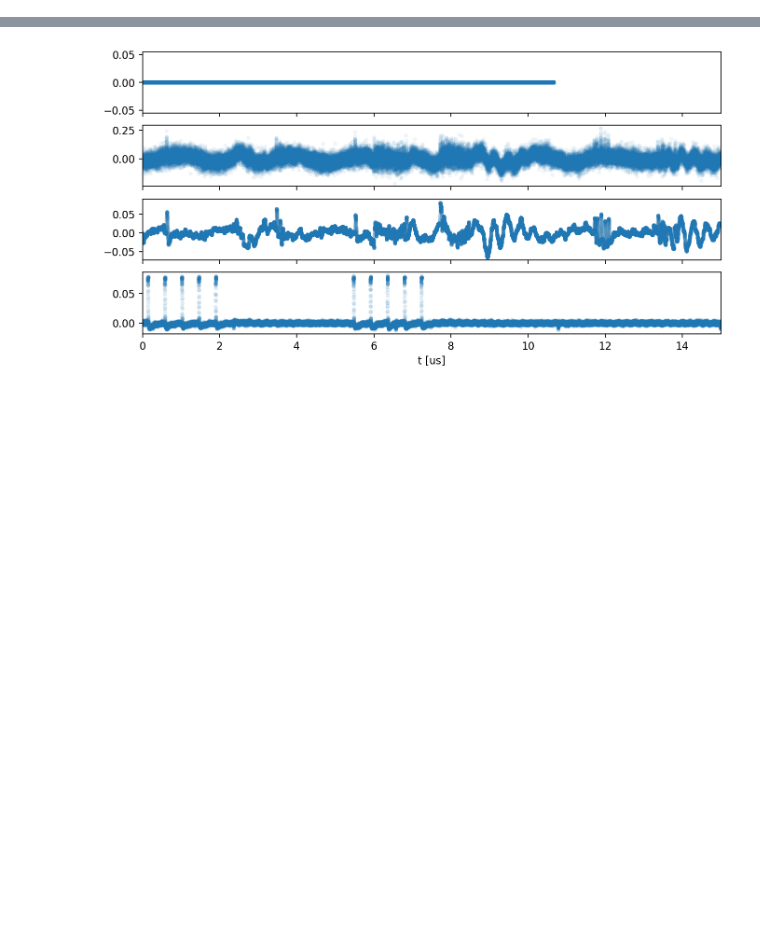
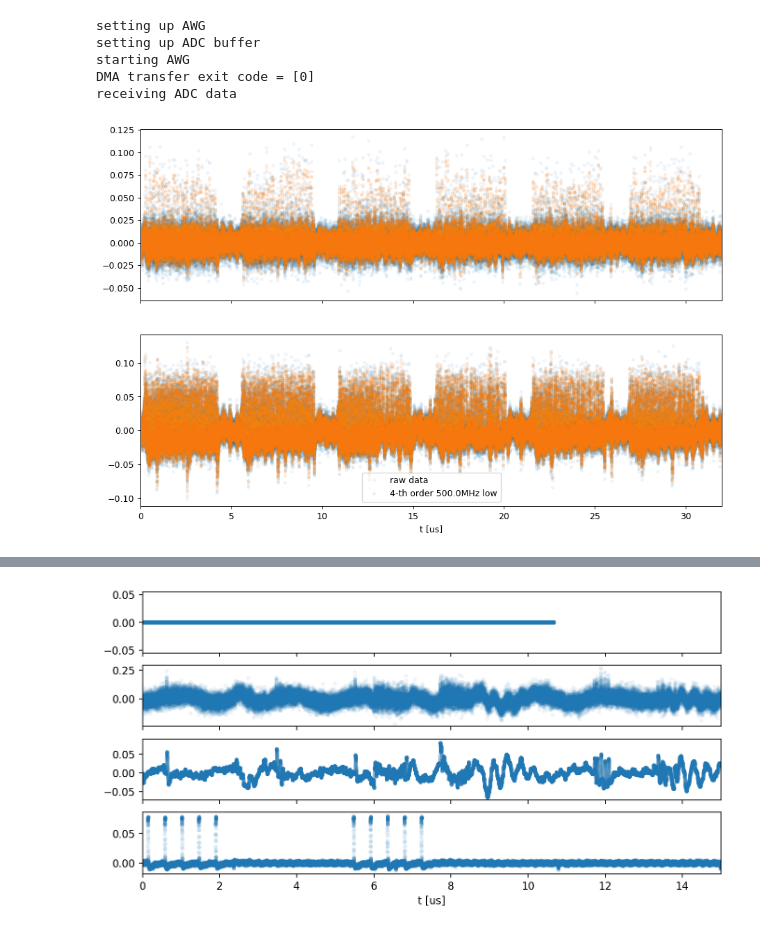
Before and after one commit to qnngroup/rfsoc_daq, a Jupyter notebook: pynq/rfsoc_daq.ipynb, the cells around one changed output, grey strips where cells are left out. Drawn from its saved outputs; the diff is of its cells as text; code cells hidden in the pictures; blank space fills up the shorter version.

```diff
--- a/pynq/rfsoc_daq.ipynb
+++ b/pynq/rfsoc_daq.ipynb
@@ -425,0 +332,5 @@ got [1, 1] timestamps
+# %%
+dac_max_voltage_mV = np.array([15.5, 18.4, 14.2, 17.7, 17.3, 19.1, 17.6, 19.8])
+# %%
+dac_scale_per_mV = (0.25 - -0.25)/(dac_max_voltage_mV - dac_min_voltage_mV)
+dac_bias_correction = -dac_scale_per_mV*(dac_max_voltage_mV + 2*dac_zero_voltage_mV + dac_min_voltage_mV)/8#-dac_zero_voltage_mV*dac_scale_per_mV
@@ -425,0 +339,21 @@ got [1, 1] timestamps
+# %%
+def generate_pulse(pulse_param_ns):
+    period_samples = ns_to_samp(pulse_param_ns[4])
+    delay_samples = ns_to_samp(pulse_param_ns[3])
+    rise_samples = ns_to_samp(pulse_param_ns[0])
+    fall_samples = ns_to_samp(pulse_param_ns[2])
+    width_samples = ns_to_samp(pulse_param_ns[1])
+    data = np.zeros(period_samples)
+    offset = delay_samples
+    # rising edge
+    data[offset:offset+rise_samples] = np.linspace(0, 2**15 - 1, rise_samples)
+    offset += rise_samples
+    # mesa
+    data[offset:offset+width_samples] = 2**15 - 1
+    offset += width_samples
+    # falling edge
+    data[offset:offset+fall_samples] = np.linspace(2**15 - 1, 0, fall_samples)
+    return data
+
+def get_savefile(device_name):
+    return datetime.now().strftime("%Y%m%d_%H%M%S") + f'_{device_name}'
@@ -425,0 +550,26 @@ got [1, 1] timestamps
+# %%
+device = 'A1'
+gate_mV = 10
+channel_mV = 55
+gate_pulse_param_ns = [1,1,1,0,100]
+channel_pulse_param_ns = [20,4000,20,0,5000]
+adc_atten_dB = [0, 0] + [32]*6
+savefile = single_grayzone_test(device, gate_mV, channel_mV, gate_pulse_param_ns, channel_pulse_param_ns, adc_atten_dB)
+plot_loopback_test(savefile, 2, (4, (500e6,), 'low'), 0, 32)
+np.savez_compressed(f'data/{savefile}',
+    dma_data=adc_buffer,
+    awg_data=awg_buffer,
+    num_active_channels=2,
+    gate_mV=gate_mV,
+    channel_mV=channel_mV,
+    gate_pulse_param_ns=gate_pulse_param_ns,
+    channel_pulse_param_ns=channel_pulse_param_ns,
+    adc_atten_dB=adc_atten_dB,
+)
+# %% [output]
+setting up AWG
+setting up ADC buffer
+starting AWG
+DMA transfer exit code = [0]
+receiving ADC data
+[figure, added]
```
Also changed, not shown: parts of 24 cells of this notebook, 1 other file.
